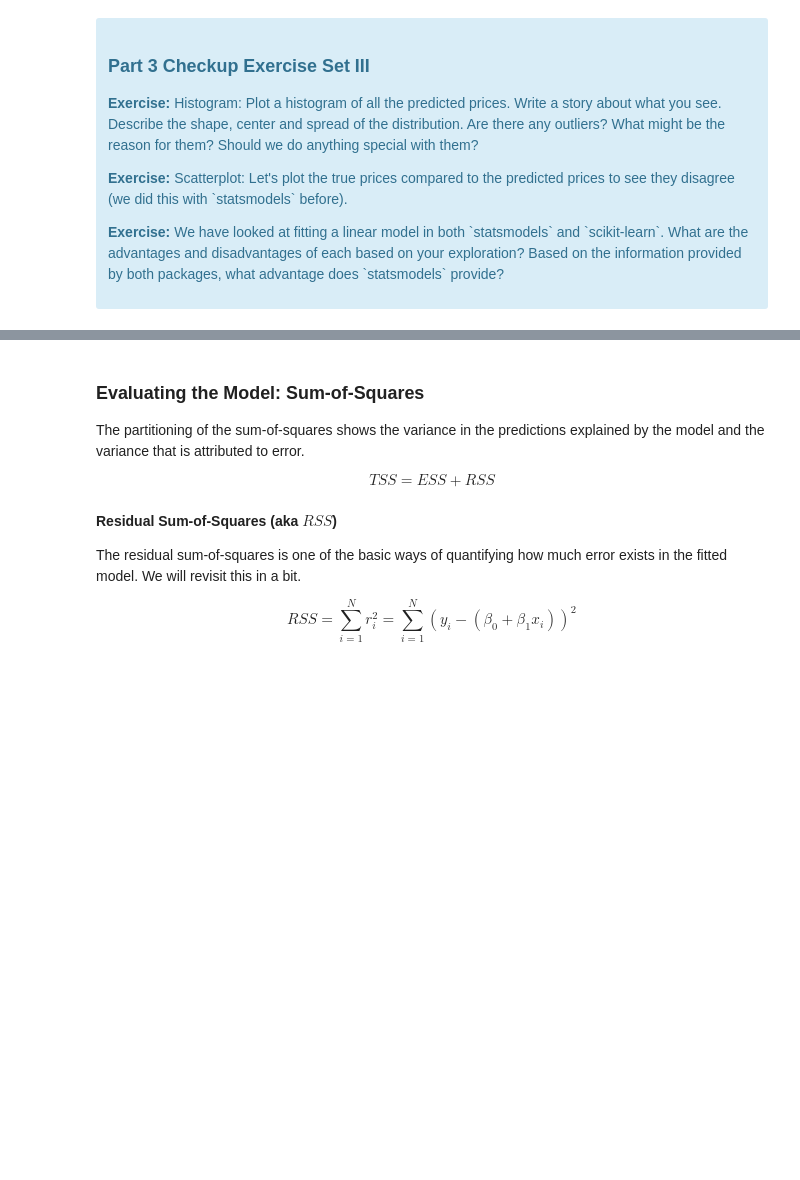
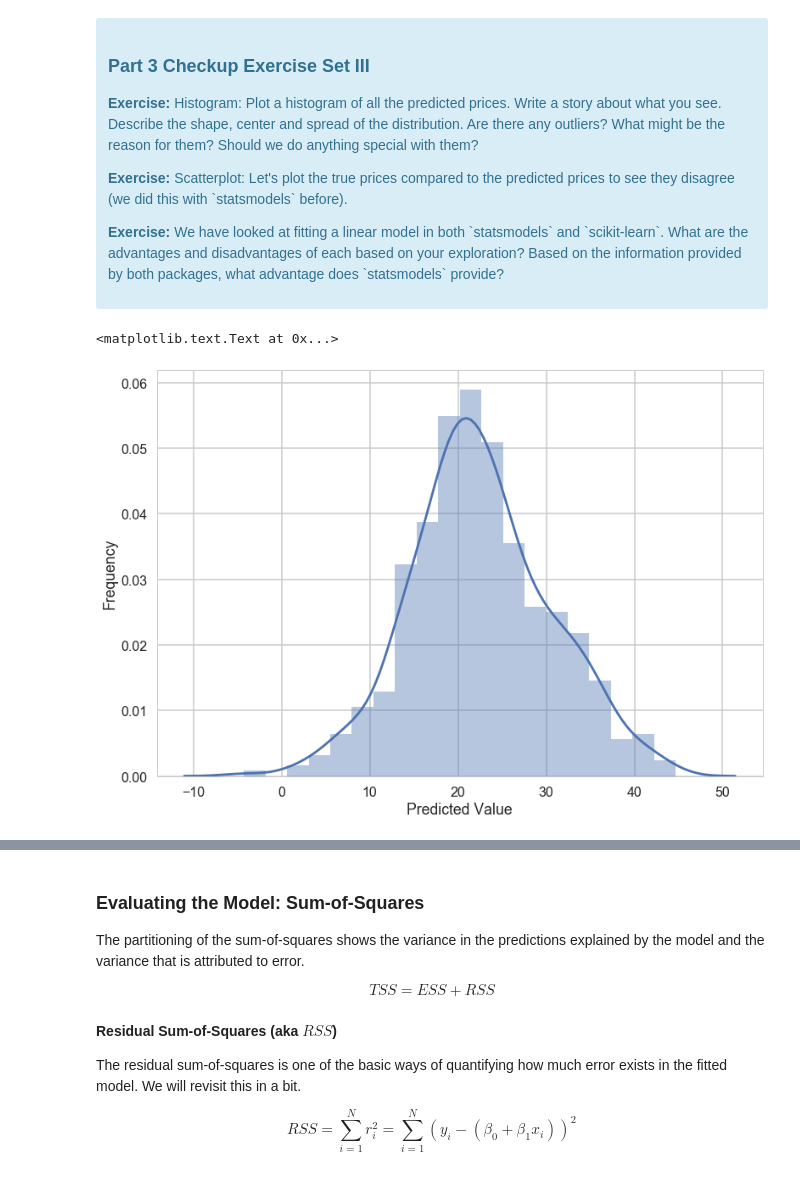
Before and after one commit to mskaerthomason/Springboard-Projects, a Jupyter notebook: linear_regression/Mini_Project_Linear_Regression.ipynb, the cells around one changed output, grey strips where cells are left out. Saved outputs shown, nothing was run; the diff lists cells and outputs as text; code cells hidden in the pictures; blank space fills up the shorter version.

```diff
--- a/linear_regression/Mini_Project_Linear_Regression.ipynb
+++ b/linear_regression/Mini_Project_Linear_Regression.ipynb
@@ -487,3 +520,7 @@ lm.fit(X, bos.PRICE)
 </div>
 # %%
 # your turn
+# %%
+# no intercept
+lm_noint=LinearRegression(fit_intercept=False)
+lm_noint.fit(X, bos.PRICE)
@@ -523,3 +594,10 @@ lm.predict(X)[0:5]
 </div>
 # %%
 # your turn
+# %%
+fig,ax=plt.subplots(1,1)
+sns.distplot(lm.predict(X),axlabel=('Predicted Value'))
+ax.set_ylabel('Frequency')
+# %% [output]
+<matplotlib.text.Text at 0x...>
+[figure, added]
```
Also changed, not shown: parts of 24 cells of this notebook.
